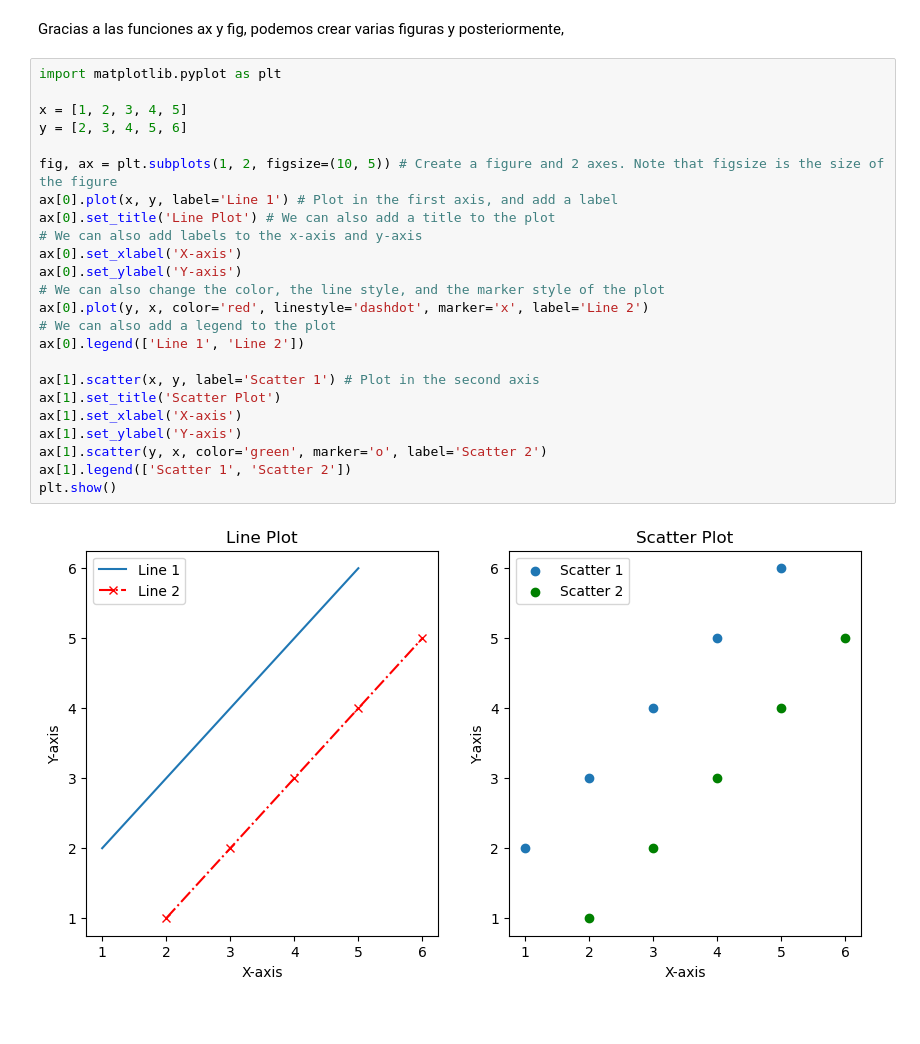
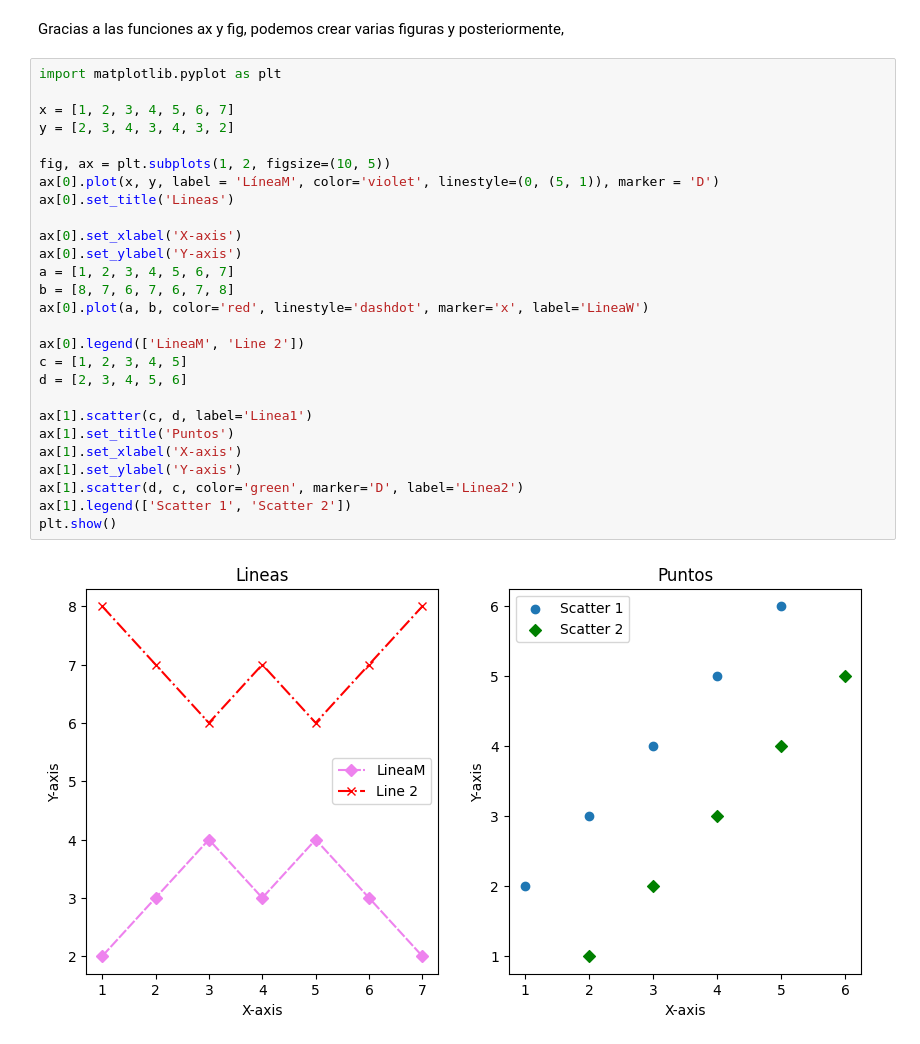
Before and after one commit to jorgesancere/PracticaDiscretas3_Matplotlib, a Jupyter notebook: Matplotlib.ipynb, the cells around one changed output. Drawn from its saved outputs; the diff is of its cells as text; blank space fills up the shorter version.

```diff
--- a/Matplotlib.ipynb
+++ b/Matplotlib.ipynb
@@ -310,26 +310,29 @@ Gracias a las funciones ax y fig, podemos crear varias figuras y posteriormente,
 # %%
 import matplotlib.pyplot as plt
 
-x = [1, 2, 3, 4, 5]
-y = [2, 3, 4, 5, 6]
+x = [1, 2, 3, 4, 5, 6, 7]
+y = [2, 3, 4, 3, 4, 3, 2]
 
-fig, ax = plt.subplots(1, 2, figsize=(10, 5)) # Create a figure and 2 axes. Note that figsize is the size of the figure
-ax[0].plot(x, y, label='Line 1') # Plot in the first axis, and add a label
-ax[0].set_title('Line Plot') # We can also add a title to the plot
-# We can also add labels to the x-axis and y-axis
+fig, ax = plt.subplots(1, 2, figsize=(10, 5))
+ax[0].plot(x, y, label = 'LíneaM', color='violet', linestyle=(0, (5, 1)), marker = 'D')
+ax[0].set_title('Lineas')
+
 ax[0].set_xlabel('X-axis')
 ax[0].set_ylabel('Y-axis')
-# We can also change the color, the line style, and the marker style of the plot
-ax[0].plot(y, x, color='red', linestyle='dashdot', marker='x', label='Line 2')
-# We can also add a legend to the plot
-ax[0].legend(['Line 1', 'Line 2'])
+a = [1, 2, 3, 4, 5, 6, 7]
+b = [8, 7, 6, 7, 6, 7, 8]
+ax[0].plot(a, b, color='red', linestyle='dashdot', marker='x', label='LineaW')
 
-ax[1].scatter(x, y, label='Scatter 1') # Plot in the second axis
-ax[1].set_title('Scatter Plot')
+ax[0].legend(['LineaM', 'Line 2'])
+c = [1, 2, 3, 4, 5]
+d = [2, 3, 4, 5, 6]
+
+ax[1].scatter(c, d, label='Linea1')
+ax[1].set_title('Puntos')
 ax[1].set_xlabel('X-axis')
 ax[1].set_ylabel('Y-axis')
-ax[1].scatter(y, x, color='green', marker='o', label='Scatter 2')
+ax[1].scatter(d, c, color='green', marker='D', label='Linea2')
 ax[1].legend(['Scatter 1', 'Scatter 2'])
 plt.show()
 # %% [output]
-[figure, old version]
+[figure, new version]
```
Also changed, not shown: parts of 26 cells of this notebook, 2 other files.
